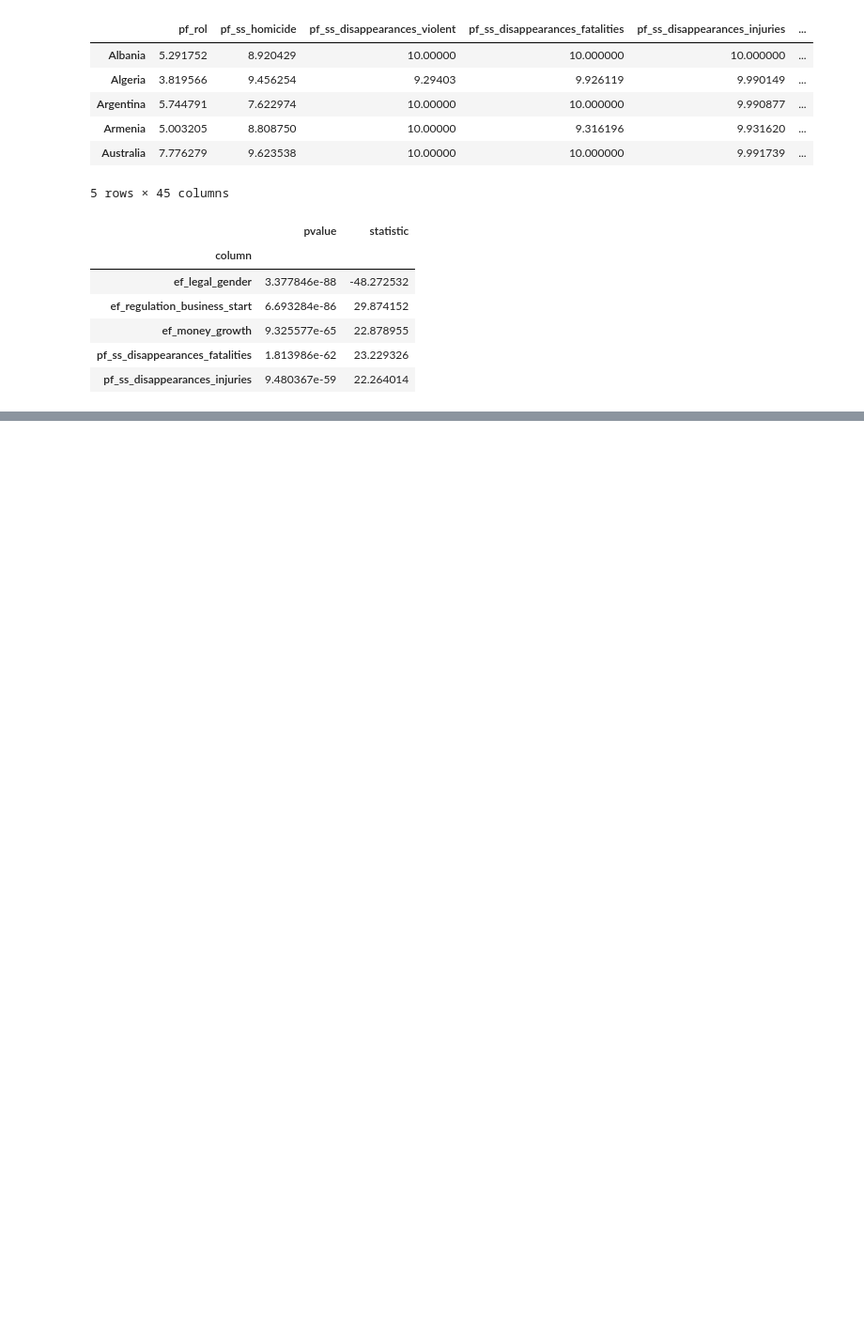
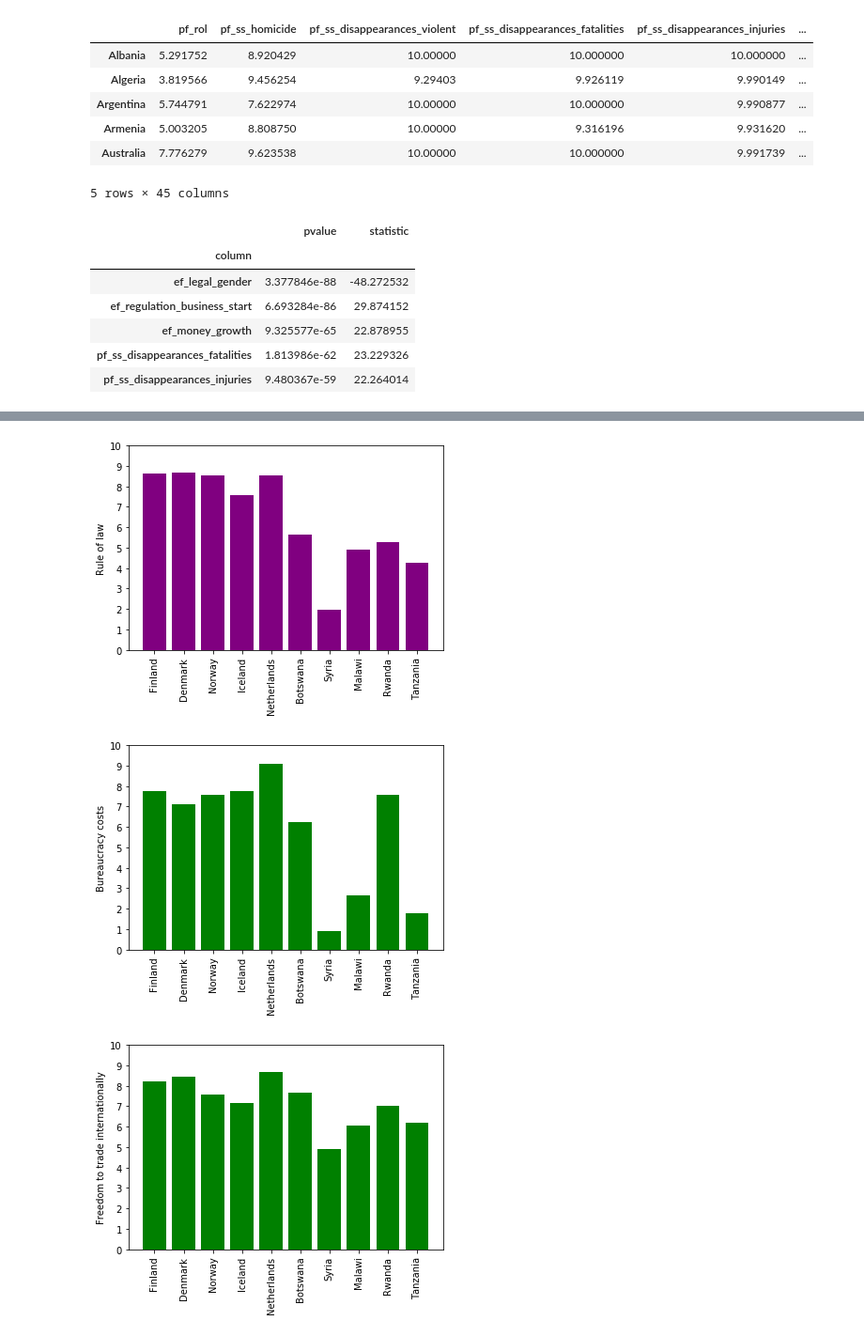
Before and after one commit to Faedra/Freedom-and-Happiness, a Jupyter notebook: thefunstuff/Question_3.ipynb, the cells around one changed output, grey strips where cells are left out. Shown: that part at 94% size. Cells and saved outputs as stored; diff of their text form; code cells hidden in the pictures; blank space fills up the shorter version.

```diff
--- a/thefunstuff/Question_3.ipynb
+++ b/thefunstuff/Question_3.ipynb
@@ -174,0 +185,21 @@ ef_legal_military
+# %%
+for index,row in top_cols.iterrows():
+    if(index[0:2] == "pf"):
+        color = "purple"
+    if(index[0:2] == "ef"):
+        color = "green"
+    plt.bar(countries_list,bar_countries[index],color=color)
+    plt.xticks(
+        countries_list,
+        countries_list,
+        rotation="vertical"
+    )
+    plt.yticks(
+        np.arange(0,11,1)
+    )
+    plt.ylabel(labels.loc[index]['name'])
+    plt.show()
+# %% [output]
+[figure, added]
+[figure, added]
+[figure, added]
```
Also changed, not shown: parts of 9 cells of this notebook, 1 other file.
